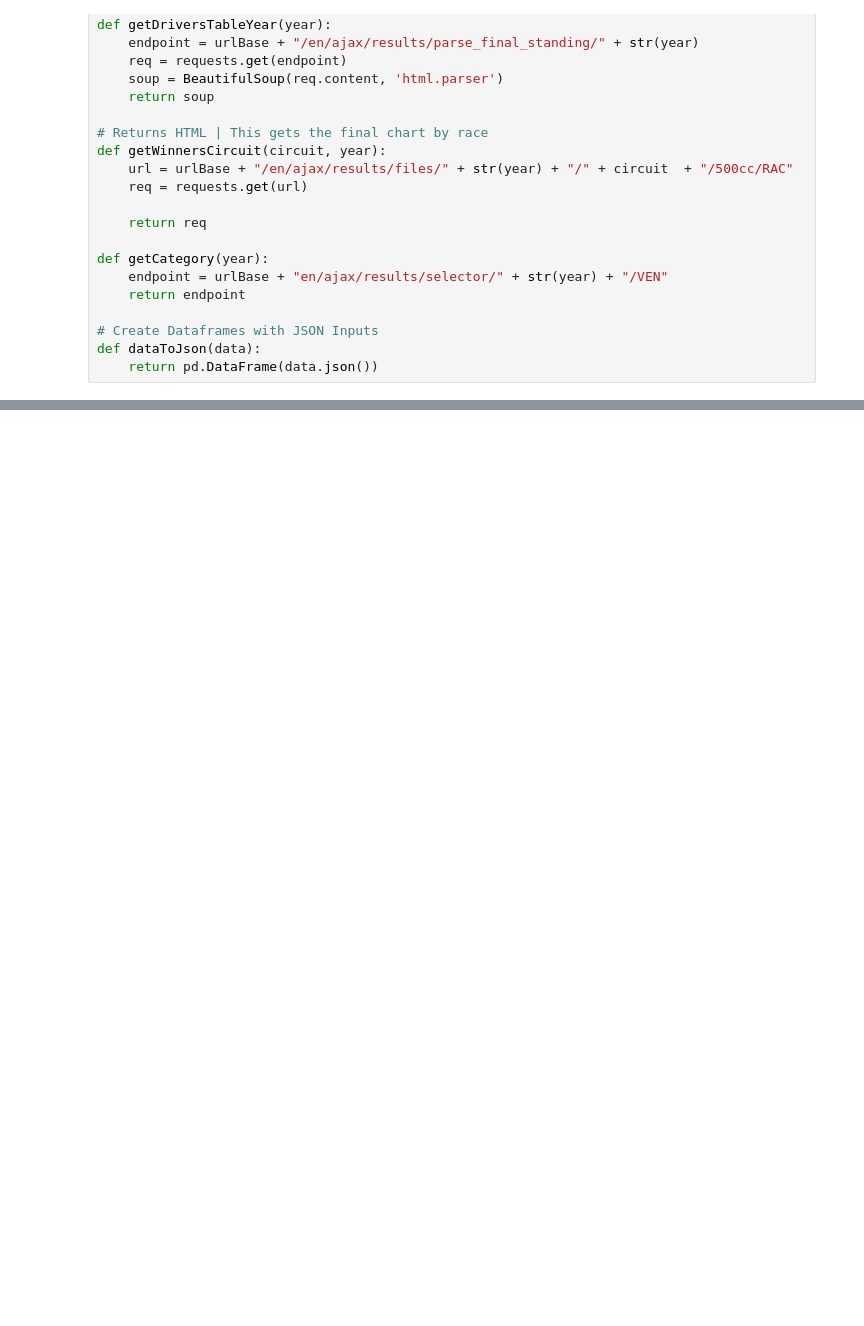
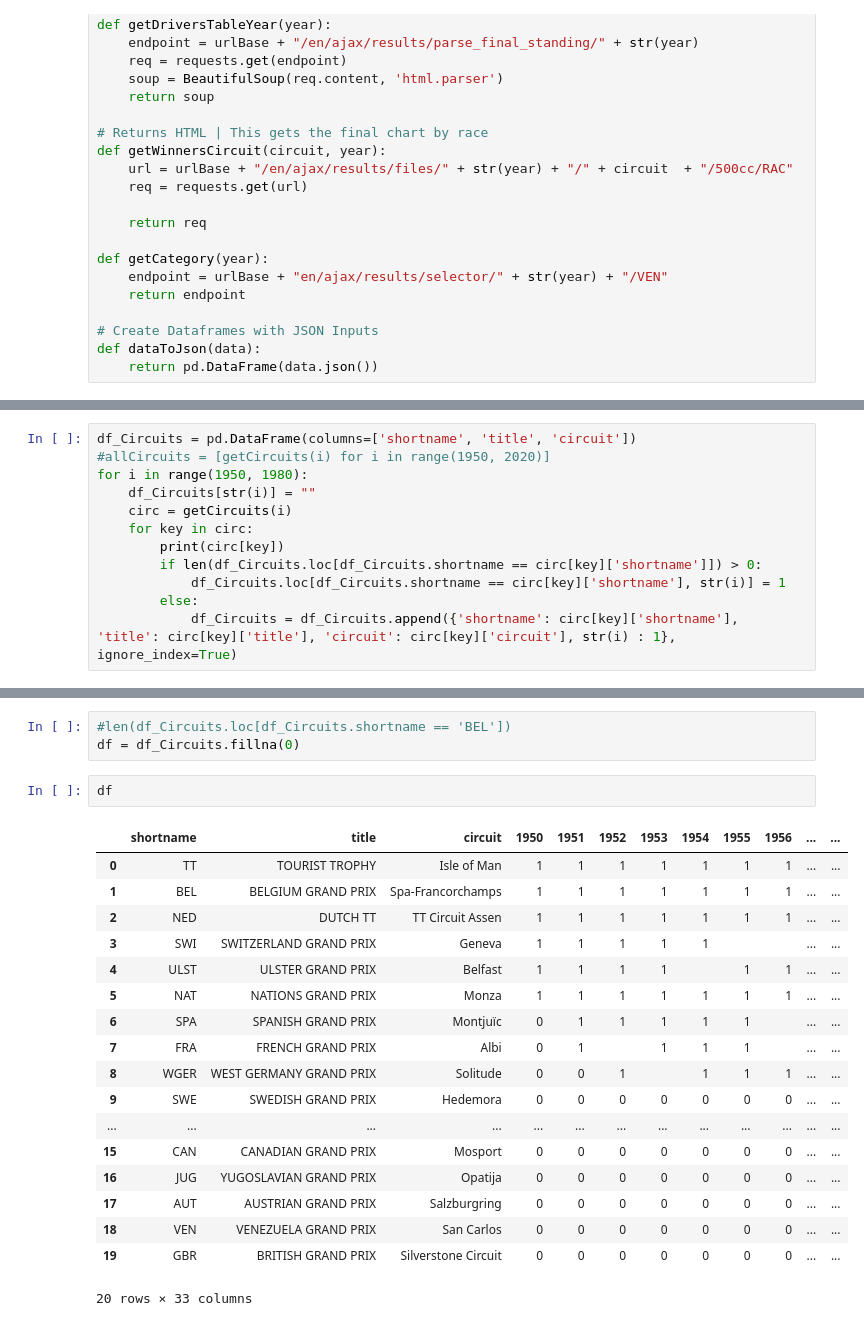
Before and after one commit to Javierhvb/Project-Week-3-Data-Thieves, a Jupyter notebook: your-project/01. Data_Gathering/MotoGP_data.ipynb, the cells around one changed output, grey strips where cells are left out. Cells and saved outputs as stored; diff of their text form; blank space fills up the shorter version.

Commit message:
Dataframe 4 all Circuits by Year

```diff
--- a/your-project/01. Data_Gathering/MotoGP_data.ipynb
+++ b/your-project/01. Data_Gathering/MotoGP_data.ipynb
@@ -81,0 +60,12 @@ allCircuits
+# %%
+df_Circuits = pd.DataFrame(columns=['shortname', 'title', 'circuit'])
+#allCircuits = [getCircuits(i) for i in range(1950, 2020)]
+for i in range(1950, 1980):
+    df_Circuits[str(i)] = ""
+    circ = getCircuits(i)
+    for key in circ:
+        print(circ[key])
+        if len(df_Circuits.loc[df_Circuits.shortname == circ[key]['shortname']]) > 0:
+            df_Circuits.loc[df_Circuits.shortname == circ[key]['shortname'], str(i)] = 1
+        else:
+            df_Circuits = df_Circuits.append({'shortname': circ[key]['shortname'], 'title': circ[key]['title'], 'circuit': circ[key]['circuit'], str(i) : 1}, ignore_index=True)
@@ -81,0 +90,24 @@ allCircuits
+# %%
+#len(df_Circuits.loc[df_Circuits.shortname == 'BEL'])
+df = df_Circuits.fillna(0)
+# %%
+df
+# %% [output]
+|  | shortname | title | circuit | 1950 | 1951 | 1952 | 1953 | 1954 | 1955 | 1956 | ... | ... |
+| 0 | TT | TOURIST TROPHY | Isle of Man | 1 | 1 | 1 | 1 | 1 | 1 | 1 | ... | ... |
+| 1 | BEL | BELGIUM GRAND PRIX | Spa-Francorchamps | 1 | 1 | 1 | 1 | 1 | 1 | 1 | ... | ... |
+| 2 | NED | DUTCH TT | TT Circuit Assen | 1 | 1 | 1 | 1 | 1 | 1 | 1 | ... | ... |
+| 3 | SWI | SWITZERLAND GRAND PRIX | Geneva | 1 | 1 | 1 | 1 | 1 |  |  | ... | ... |
+| 4 | ULST | ULSTER GRAND PRIX | Belfast | 1 | 1 | 1 | 1 |  | 1 | 1 | ... | ... |
+| 5 | NAT | NATIONS GRAND PRIX | Monza | 1 | 1 | 1 | 1 | 1 | 1 | 1 | ... | ... |
+| 6 | SPA | SPANISH GRAND PRIX | Montjuïc | 0 | 1 | 1 | 1 | 1 | 1 |  | ... | ... |
+| 7 | FRA | FRENCH GRAND PRIX | Albi | 0 | 1 |  | 1 | 1 | 1 |  | ... | ... |
+| 8 | WGER | WEST GERMANY GRAND PRIX | Solitude | 0 | 0 | 1 |  | 1 | 1 | 1 | ... | ... |
+| 9 | SWE | SWEDISH GRAND PRIX | Hedemora | 0 | 0 | 0 | 0 | 0 | 0 | 0 | ... | ... |
+| ... | ... | ... | ... | ... | ... | ... | ... | ... | ... | ... | ... | ... |
+| 15 | CAN | CANADIAN GRAND PRIX | Mosport | 0 | 0 | 0 | 0 | 0 | 0 | 0 | ... | ... |
+| 16 | JUG | YUGOSLAVIAN GRAND PRIX | Opatija | 0 | 0 | 0 | 0 | 0 | 0 | 0 | ... | ... |
+| 17 | AUT | AUSTRIAN GRAND PRIX | Salzburgring | 0 | 0 | 0 | 0 | 0 | 0 | 0 | ... | ... |
+| 18 | VEN | VENEZUELA GRAND PRIX | San Carlos | 0 | 0 | 0 | 0 | 0 | 0 | 0 | ... | ... |
+| 19 | GBR | BRITISH GRAND PRIX | Silverstone Circuit | 0 | 0 | 0 | 0 | 0 | 0 | 0 | ... | ... |
+20 rows × 33 columns
```
Also changed, not shown: parts of 2 cells of this notebook.
